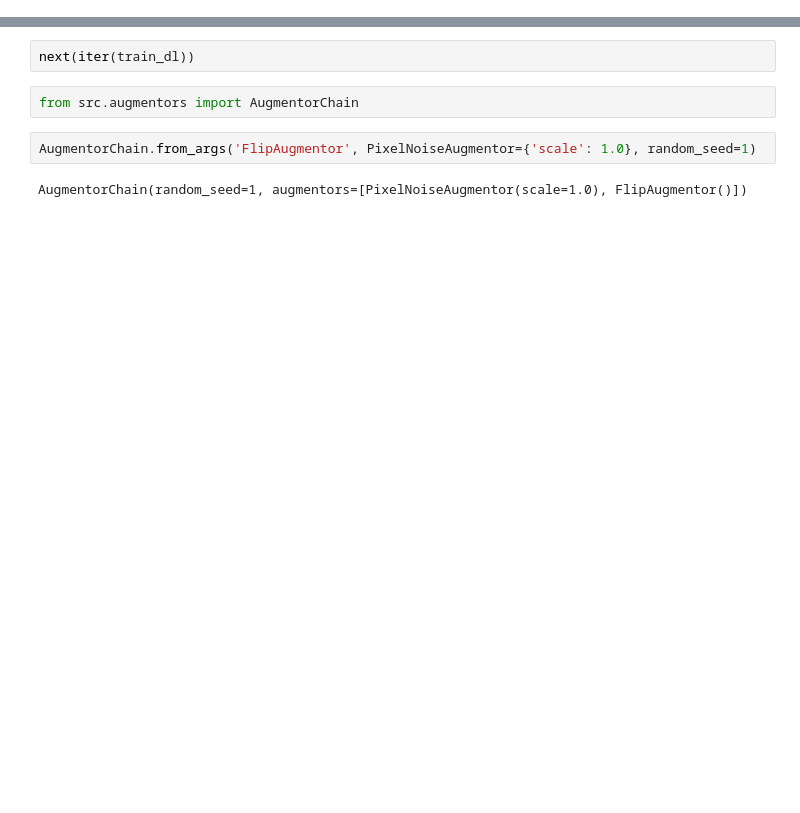
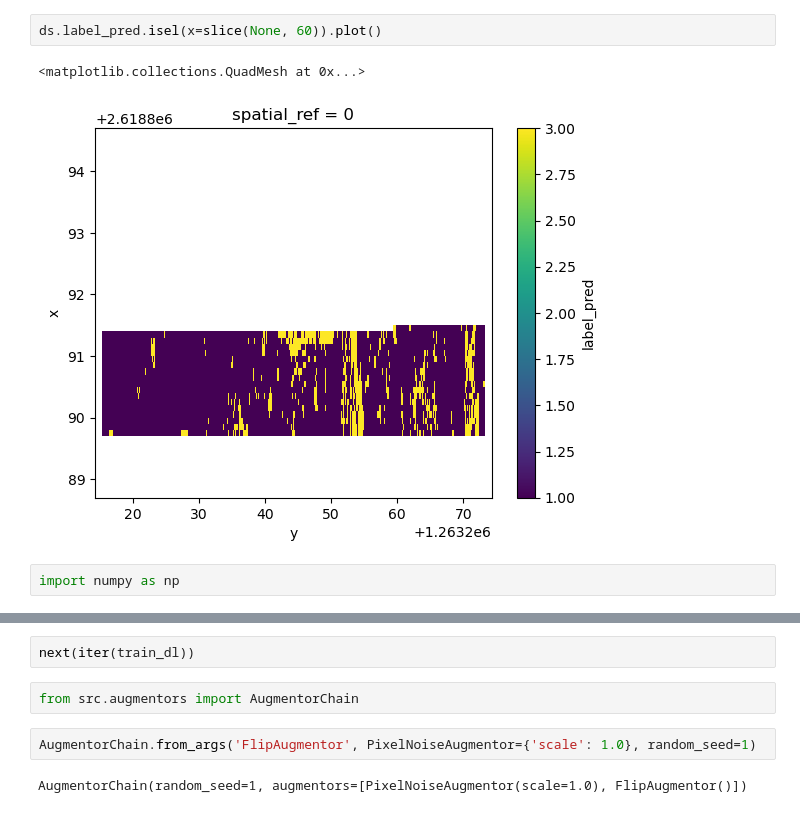
Before and after one commit to juliankraft/TermPaper2_RasterClassification, a Jupyter notebook: code/sandbox/dev.ipynb, the cells around one changed output, grey strips where cells are left out. Cells and saved outputs as stored; diff of their text form; blank space fills up the shorter version.

```diff
--- a/code/sandbox/dev.ipynb
+++ b/code/sandbox/dev.ipynb
@@ -0,0 +10,7 @@
+# %%
+ds.label_pred.isel(x=slice(None, 60)).plot()
+# %% [output]
+<matplotlib.collections.QuadMesh at 0x...>
+[figure, added]
+# %%
+import numpy as np
```
Also changed, not shown: parts of 13 cells of this notebook, 1 other file.
